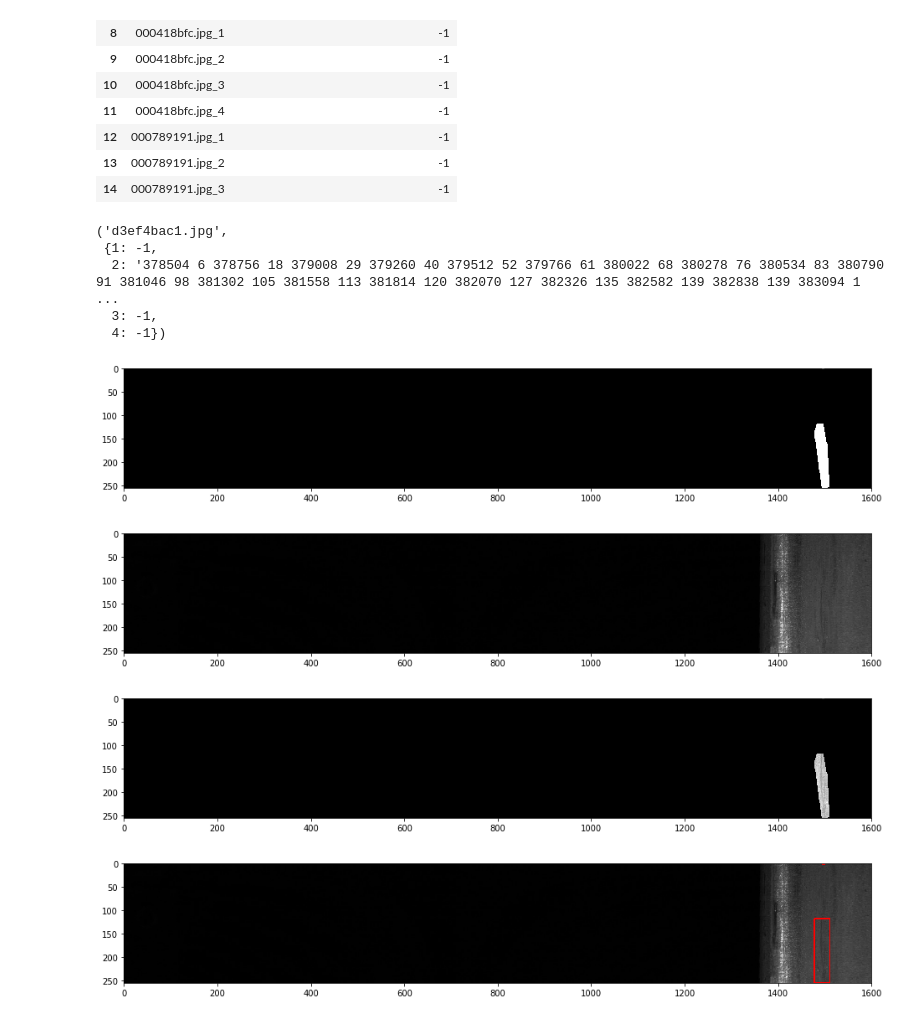
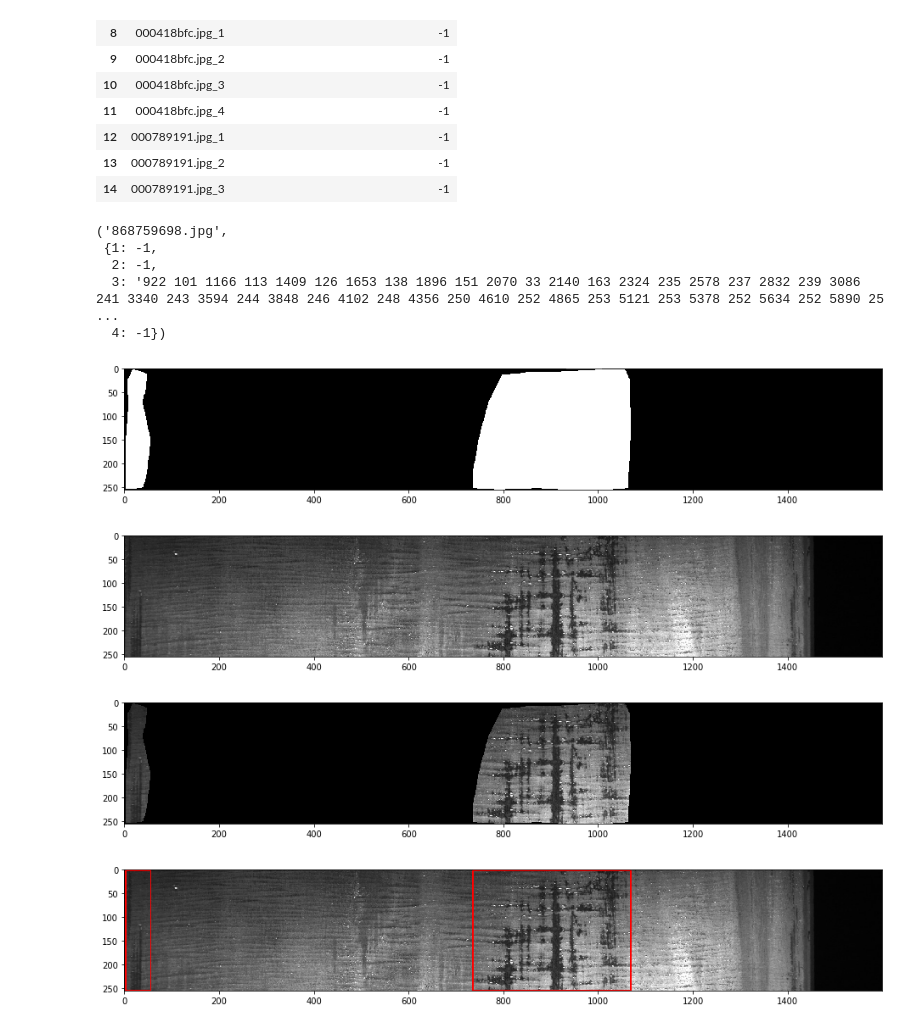
Before and after one commit to AlexeySrus/KaggleSteelDefect, a Jupyter notebook: dataset_preparation/dataset_preparation.ipynb, the cells around one changed output. Drawn from its saved outputs; the diff is of its cells as text; code cells hidden in the pictures.

```diff
--- a/dataset_preparation/dataset_preparation.ipynb
+++ b/dataset_preparation/dataset_preparation.ipynb
@@ -59,20 +59,21 @@ for img_id_class, data in train_table.values:
     channels_data[img_id][int(channel_class)] = data
 # %%
 images_names_list = list(set(map(lambda x: x.split('_')[0], train_table.values[:, 0])))
-i = 6
+i = 190
+ich = 3
 images_names_list[i], channels_data[images_names_list[i]]
 # %% [output]
-('d3ef4bac1.jpg',
+('868759698.jpg',
  {1: -1,
-  2: '378504 6 378756 18 379008 29 379260 40 379512 52 379766 61 380022 68 380278 76 380534 83 380790 91 381046 98 381302 105 381558 113 381814 120 382070 127 382326 135 382582 139 382838 139 383094 1 ...
-  3: -1,
+  2: -1,
+  3: '922 101 1166 113 1409 126 1653 138 1896 151 2070 33 2140 163 2324 235 2578 237 2832 239 3086 241 3340 243 3594 244 3848 246 4102 248 4356 250 4610 252 4865 253 5121 253 5378 252 5634 252 5890 25 ...
   4: -1})
 # %%
 plt.figure(figsize=(16, 10))
-plt.imshow(rle2mask(channels_data[images_names_list[i]][2], 256, 1600), 'gray')
+plt.imshow(rle2mask(channels_data[images_names_list[i]][ich], 256, 1600), 'gray')
 plt.show()
 # %% [output]
-[figure, old version]
+[figure, new version]
 # %%
 plt.figure(figsize=(16, 10))
 plt.imshow(
@@ -81,17 +82,17 @@ plt.imshow(
 )
 plt.show()
 # %% [output]
-[figure, old version]
+[figure, new version]
 # %%
 plt.figure(figsize=(16, 10))
 plt.imshow(
     cv2.imread(os.path.join(train_images_folder, images_names_list[i]), 0) *\
-    (rle2mask(channels_data[images_names_list[i]][2], 256, 1600) // 255),
+    (rle2mask(channels_data[images_names_list[i]][ich], 256, 1600) // 255),
     'gray'
 )
 plt.show()
 # %% [output]
-[figure, old version]
+[figure, new version]
 # %%
 def boxes_by_mask(mask):
     contours, _ = cv2.findContours(mask.copy(), cv2.RETR_TREE, cv2.CHAIN_APPROX_SIMPLE)
@@ -99,13 +100,13 @@ def boxes_by_mask(mask):
 # %%
 img = cv2.imread(os.path.join(train_images_folder, images_names_list[i]), 1)
 
-for rect in boxes_by_mask(rle2mask(channels_data[images_names_list[i]][2], 256, 1600)):
+for rect in boxes_by_mask(rle2mask(channels_data[images_names_list[i]][ich], 256, 1600)):
     x, y, w, h = rect
 
     img = cv2.rectangle(img, (x, y), (x + w, y + h), (255, 0, 0), 2)
 
 plt.figure(figsize=(16, 10))
 plt.imshow(img, 'gray')
 plt.show()
 # %% [output]
-[figure, old version]
+[figure, new version]
```
